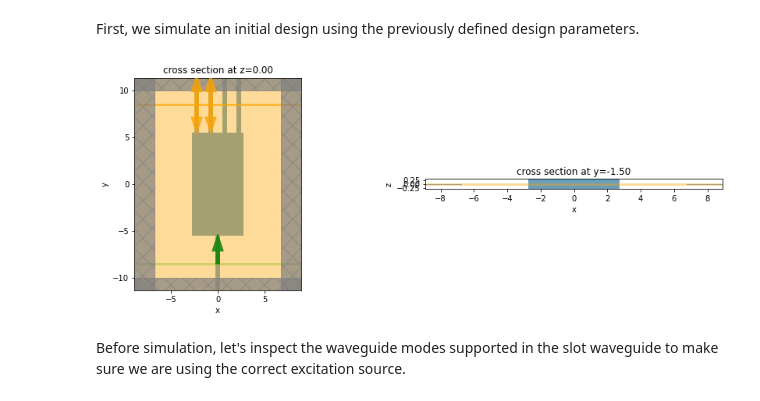
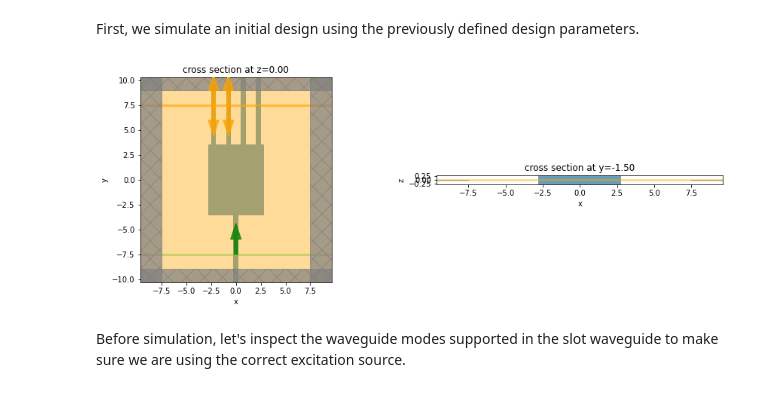
Before and after one commit to flexcompute-readthedocs/tidy3d-docs, a Jupyter notebook: docs/source/notebooks/AdjointPlugin_4_Optimize_MMI.ipynb, the cells around one changed output. Saved outputs shown, nothing was run; the diff lists cells and outputs as text; code cells hidden in the pictures.

```diff
--- a/docs/source/notebooks/AdjointPlugin_4_Optimize_MMI.ipynb
+++ b/docs/source/notebooks/AdjointPlugin_4_Optimize_MMI.ipynb
@@ -34,8 +34,11 @@ sio2 = td.Medium(permittivity = 1.444**2)
 # %% [markdown]
 Define initial design parameters and wrap simulation setup in a function. The arguments of the function are the paremeters we want to optimize later. In this example, we aim to optimize the length and width of the MMI section.
 # %%
-W_MMI0 = 5.5 #width of the MMI section
-L_MMI0 = 11.0  #length of the MMI section
+# W_MMI0 = 5.5 #width of the MMI section
+# L_MMI0 = 11.0  #length of the MMI section
+
+W_MMI0 = 7.0  # width of the MMI section
+L_MMI0 = 9.0  # length of the MMI section
 
 wg_width =  0.5
 wg_spc = 1.0
@@ -53,8 +56,8 @@ buffer_y = 4.5
 def make_sim(L_MMI=L_MMI0, W_MMI=W_MMI0):
     #the whole device is defined as a PolySlab with vertices given by the following
 
-    L_MMI0 = stop_gradient(L_MMI)
-    W_MMI0 = stop_gradient(W_MMI)
+    # L_MMI0 = stop_gradient(L_MMI)
+    # W_MMI0 = stop_gradient(W_MMI)
 
     #simulation domain size
     Lx = W_MMI0 + 2 * buffer_x
@@ -63,7 +66,7 @@ def make_sim(L_MMI=L_MMI0, W_MMI=W_MMI0):
 
     wg_in = td.Structure(
         geometry=td.Box(
-            size=(wg_width, L_MMI0, td.inf),
+            size=(wg_width, Ly, td.inf),
             center=(0.0, -Ly/2, 0.0)),
         medium=td.Medium(permittivity=gan.permittivity)
     )
@@ -72,7 +75,7 @@ def make_sim(L_MMI=L_MMI0, W_MMI=W_MMI0):
     xs = [-xl + i * (wg_width + wg_spc) for i in range(4)]
     wg_outs = [td.Structure(
         geometry=td.Box(
-            size=(wg_width, L_MMI0, td.inf),
+            size=(wg_width, Ly, td.inf),
             center=(x0, Ly/2, 0.0)),
         medium=td.Medium(permittivity=gan.permittivity)
     ) for x0 in xs]
@@ -87,7 +90,7 @@ def make_sim(L_MMI=L_MMI0, W_MMI=W_MMI0):
 
 
     mode_spec = td.ModeSpec(num_modes=5, target_neff=3)
-
+    mode_size = (wg_width + wg_spc, 0, td.inf)
     #add a mode source for excitation
     mode_source = td.ModeSource(
         center=(0, -Ly/2 + buffer_y/3, 0),
@@ -142,11 +145,11 @@ def make_sim(L_MMI=L_MMI0, W_MMI=W_MMI0):
 First, we simulate an initial design using the previously defined design parameters.
 # %%
 f, (ax1, ax2) = plt.subplots(1, 2, figsize=(15, 5))
-sim = make_sim(L_MMI0, W_MMI0)
+sim = make_sim(L_MMI0*0.8, W_MMI0*0.8)
 sim.plot(z=0, ax=ax1)
 sim.plot(y=-buffer_y/3, ax=ax2)
 # %% [output]
-[figure, old version]
+[figure, new version]
 # %% [markdown]
 Before simulation, let's inspect the waveguide modes supported in the slot waveguide to make sure we are using the correct excitation source.
 # %%
```
Also changed, not shown: parts of 33 cells of this notebook, 7 other files.
